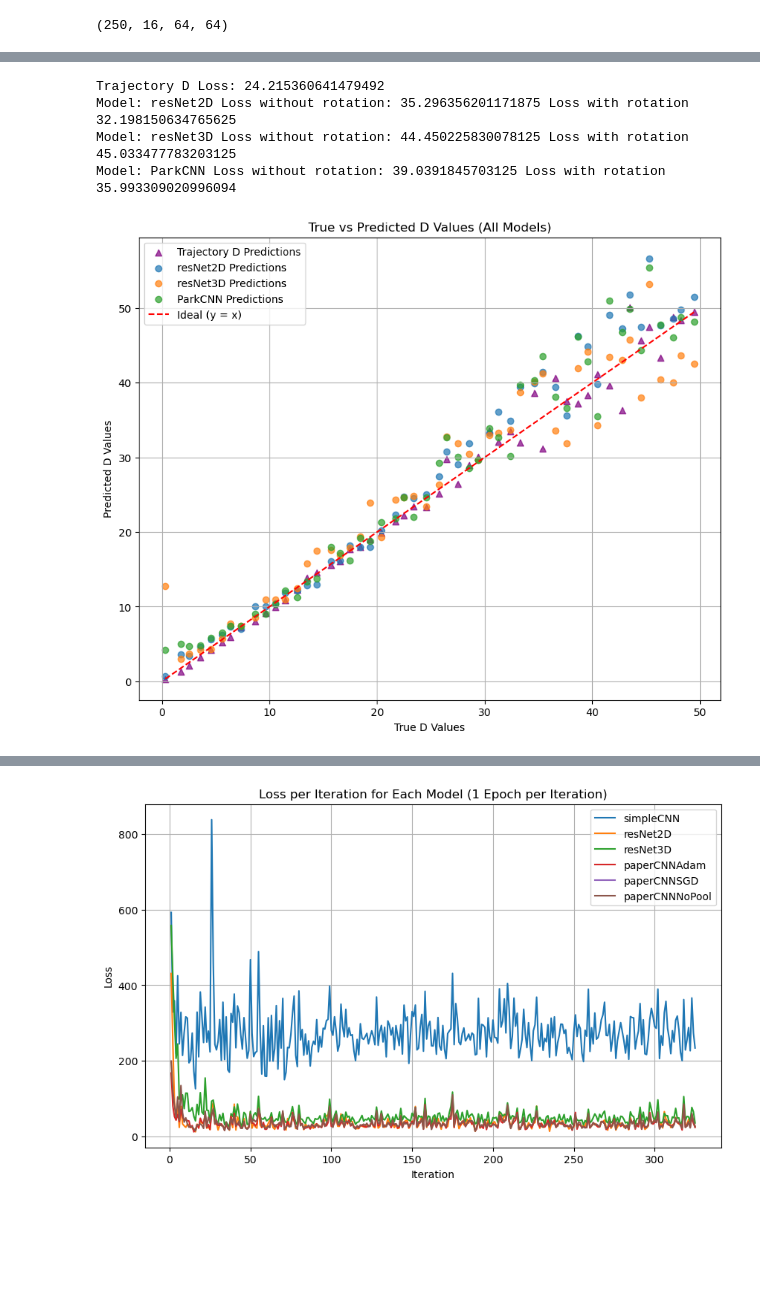
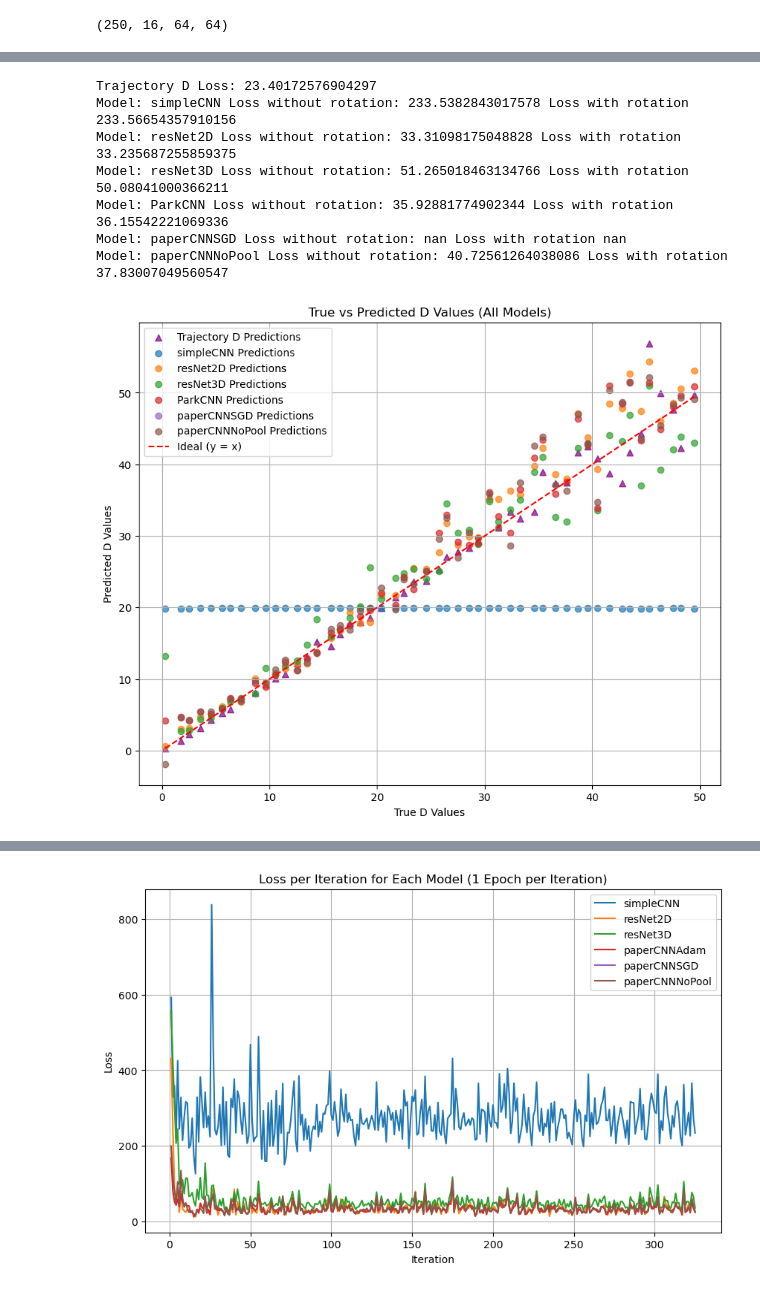
Before and after one commit to CS-433/ml-project-2-big-burger, a Jupyter notebook: ModelTrainPipeline.ipynb, the cells around one changed output, grey strips where cells are left out. Cells and saved outputs as stored; diff of their text form; code cells hidden in the pictures; blank space fills up the shorter version.

```diff
--- a/ModelTrainPipeline.ipynb
+++ b/ModelTrainPipeline.ipynb
@@ -64,7 +64,7 @@ for name, params in models_params.items():
     class_ = params["class"]
     # Load the model weights
     loaded_model = class_().to(device)
-    filename = "w_" + name + ".pth"
+    filename = "modelsData/w_" + name + ".pth"
     if os.path.exists(filename):
         loaded_model = load_model_weights(loaded_model, filename)
         print(name, "Loaded existing weights")
@@ -109,7 +121,7 @@ val_loss_histories = {}
 
 for name, params in models_params.items():
 
-    filename = "l_" + name + ".npy"
+    filename = "modelsData/l_" + name + ".npy"
     if os.path.exists(filename):
         val_loss_histories[name] = np.load(filename)
         print(name, "Loaded existing losses")
@@ -118,9 +130,10 @@ for name, params in models_params.items():
         print(name, "Did not find losses, loaded an empty array")
         val_loss_histories[name] = np.array([])
 
-ds = "allDs.npy"
+ds = "modelsData/allDs.npy"
 if os.path.exists(ds):
     allGeneratedDs = np.load(ds)
+    print("Loaded existing generated Ds array")
 else:
     allGeneratedDs = np.array([])
 # %% [output]
@@ -149,11 +166,13 @@ def average_predictions(predictions, group_size=5):
     return averaged
 
 # load validation images
-val_trajs = np.load('validation_trajectories.npy')
+val_trajs = np.load('modelsData/validation_trajectories.npy')
 val_images, valDs = generateImagesAndEstimateDFromTrajs(val_trajs,n_val_im, val_im_per_index, nframes, npixel, factor_hr, nposframe, DGen, dt, fwhm_psf, pixelsize,flux, background, poisson_noise, gaussian_noise, normalizeValue)
 print(val_images.shape)
 valDs = torch.tensor(valDs/1000, dtype=torch.float32, device=device)
 valDsGrouped =  average_predictions(valDs)
 valDs_array = valDsGrouped.view(-1).cpu().numpy()  # Convert to numpy for plotting
+
+# Loads all the validation trajectories, 5 per value of D between 1 and 50 and generates the associated images
 # %% [output]
 (250, 16, 64, 64)
@@ -165,7 +187,7 @@ for i in range(epochs):
 
     print(f"Generating images for iteration: {i}")
 
-    images, estimatedDs =  generateImagesAndEstimateDMAXD(N, nframes, npixel, factor_hr, nposframe, 30000, dt, fwhm_psf, pixelsize,flux, background, poisson_noise, gaussian_noise, normalizeValue)
+    images, estimatedDs =  generateImagesAndEstimateDMAXD(N, nframes, npixel, factor_hr, nposframe, DGen, dt, fwhm_psf, pixelsize,flux, background, poisson_noise, gaussian_noise, normalizeValue)
 
     # Divide the estimateDs by 10000 to get values in the range 0.5->70, then add them to the list of all Ds
     estimatedDs = estimatedDs / 1000
@@ -357,9 +326,6 @@ for name, params in models_params.items():
     model_preds = predict_diffusion_coefficients(model, val_images, device)
     model_predsRot, individualPreds = predict_with_rotations(model, val_images, device)
 
-    # Add predictions to the average vector
-    #average_predictions += model_preds
-    #average_predictionsRot += model_predsRot
     model_count += 1
 
     # Compute losses
@@ -369,57 +335,41 @@ for name, params in models_params.items():
     # average predictions for loss
     model_preds = average_predictions(model_preds)
     model_predsRot= average_predictions(model_predsRot)
 
 
 
     # Ensure predictions and true values are on the same device and flattened
     model_preds = model_preds.view(-1).cpu().numpy()  # Convert to numpy for plotting
     model_predsRot = model_predsRot.view(-1).cpu().numpy()  # Convert to numpy for plotting
     # Scatter plot for the current model
     print("Model:", name, "Loss without rotation:", loss.item(), "Loss with rotation", lossRot.item())
 
     #plt.scatter(valDs_array, model_preds, alpha=0.7, label=f'{name} Predictions')
 
     plt.scatter(valDs_array, model_predsRot, alpha=0.7, label=f'{name} Predictions')
 
-"""
-# Calculate the average predictions
-average_predictions /= model_count
-average_predictionsRot /= model_count
-
-loss = criterion(average_predictions, valDs)
-lossRot = criterion(average_predictionsRot, valDs)
-
-print("Model:", "Average", "Loss without rotation:", loss.item(), "Loss with rotation", lossRot.item())
-
-# Convert average predictions to numpy for plotting
-average_predictions_np = average_predictions.view(-1).cpu().numpy()
-average_predictions_npRot = average_predictionsRot.view(-1).cpu().numpy()
-
-# Scatter plot for the average predictions
-plt.scatter(valDs_array, average_predictions_np, color='orange', alpha=0.9, label='Average Predictions', marker='x')
-plt.scatter(valDs_array, average_predictions_npRot, color='yellow', alpha=0.9, label='Average Predictions', marker='x')
-"""
-
 # Plot the ideal line
 min_val, max_val = min(valDs_array), max(valDs_array)
 plt.plot([min_val, max_val], [min_val, max_val], 'r--', label='Ideal (y = x)')
 
 # Add plot details
 plt.title("True vs Predicted D Values (All Models)")
 plt.xlabel("True D Values")
 plt.ylabel("Predicted D Values")
 plt.legend()
 plt.grid(True)
 
 # Show the plot
 plt.show()
 # %% [output]
-Trajectory D Loss: 24.215360641479492
-Model: resNet2D Loss without rotation: 35.296356201171875 Loss with rotation 32.198150634765625
-Model: resNet3D Loss without rotation: 44.450225830078125 Loss with rotation 45.033477783203125
-Model: ParkCNN Loss without rotation: 39.0391845703125 Loss with rotation 35.993309020996094
+Trajectory D Loss: 23.40172576904297
+Model: simpleCNN Loss without rotation: 233.5382843017578 Loss with rotation 233.56654357910156
+Model: resNet2D Loss without rotation: 33.31098175048828 Loss with rotation 33.235687255859375
+Model: resNet3D Loss without rotation: 51.265018463134766 Loss with rotation 50.08041000366211
+Model: ParkCNN Loss without rotation: 35.92881774902344 Loss with rotation 36.15542221069336
+Model: paperCNNSGD Loss without rotation: nan Loss with rotation nan
+Model: paperCNNNoPool Loss without rotation: 40.72561264038086 Loss with rotation 37.83007049560547
-[figure, old version]
+[figure, new version]
 # %%
 import numpy as np
 import matplotlib.pyplot as plt
```
Also changed, not shown: parts of 18 cells of this notebook, 37 other files.
